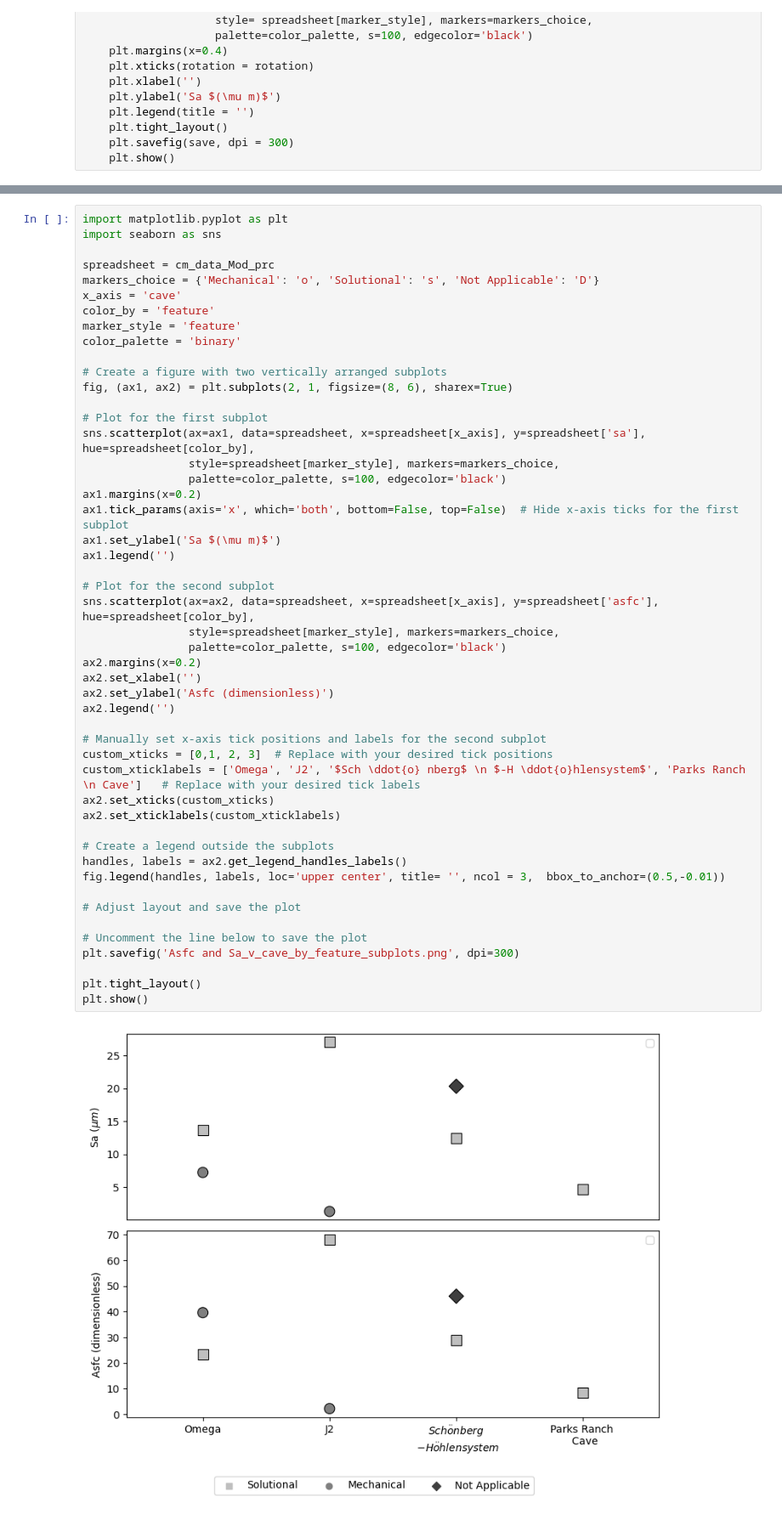
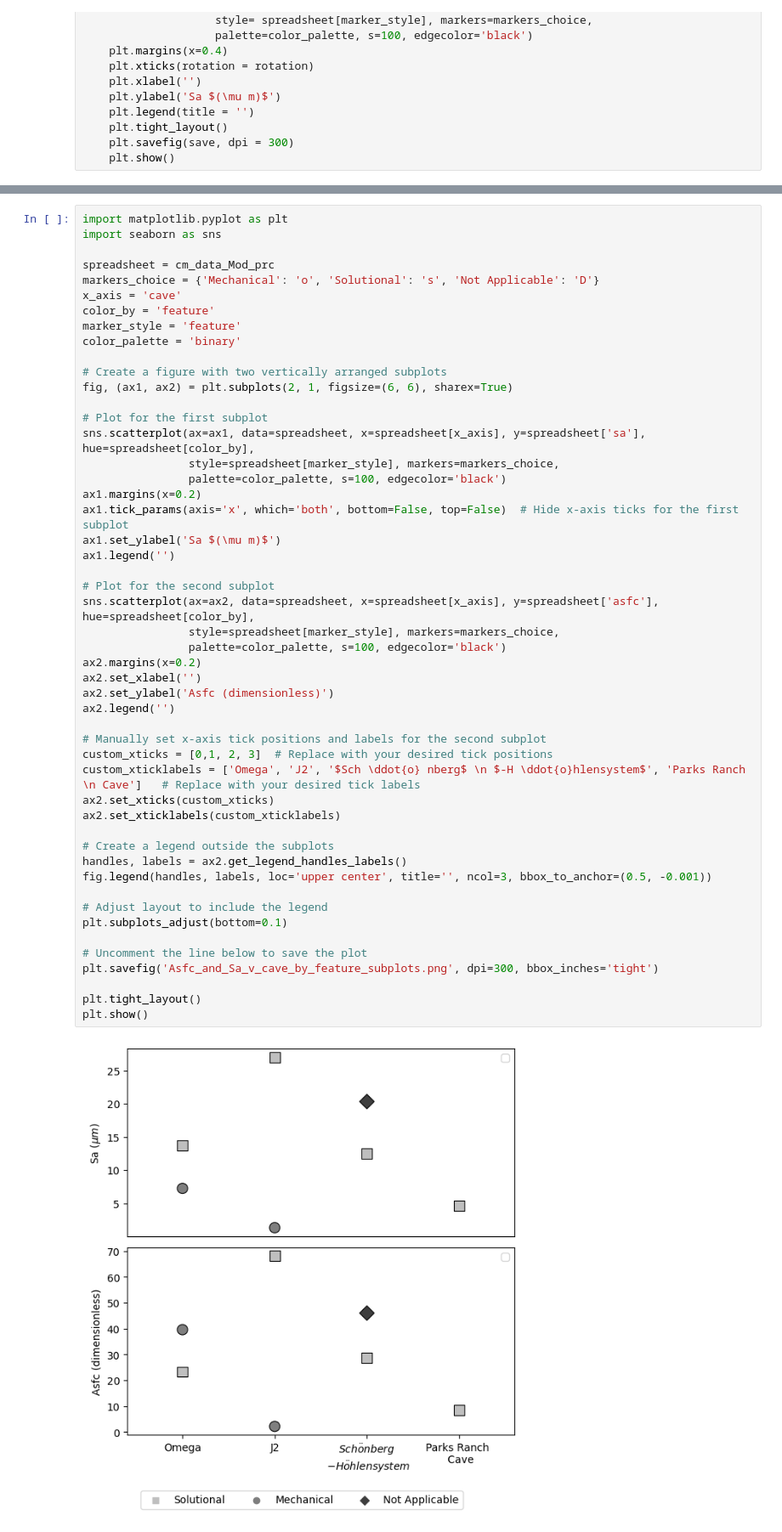
Before and after one commit to ethanoleson/Scallop_code, a Jupyter notebook: Roughness_figure/roughness2.ipynb, the cells around one changed output, grey strips where cells are left out. Shown at 85% size. Saved outputs shown, nothing was run; the diff lists cells and outputs as text.

```diff
--- a/Roughness_figure/roughness2.ipynb
+++ b/Roughness_figure/roughness2.ipynb
@@ -322,7 +322,7 @@ marker_style = 'feature'
 color_palette = 'binary'
 
 # Create a figure with two vertically arranged subplots
-fig, (ax1, ax2) = plt.subplots(2, 1, figsize=(8, 6), sharex=True)
+fig, (ax1, ax2) = plt.subplots(2, 1, figsize=(6, 6), sharex=True)
 
 # Plot for the first subplot
 sns.scatterplot(ax=ax1, data=spreadsheet, x=spreadsheet[x_axis], y=spreadsheet['sa'], hue=spreadsheet[color_by],
@@ -330,34 +330,35 @@ sns.scatterplot(ax=ax1, data=spreadsheet, x=spreadsheet[x_axis], y=spreadsheet['
                 palette=color_palette, s=100, edgecolor='black')
 ax1.margins(x=0.2)
 ax1.tick_params(axis='x', which='both', bottom=False, top=False)  # Hide x-axis ticks for the first subplot
 ax1.set_ylabel('Sa $(\mu m)$')
 ax1.legend('')
 
 # Plot for the second subplot
 sns.scatterplot(ax=ax2, data=spreadsheet, x=spreadsheet[x_axis], y=spreadsheet['asfc'], hue=spreadsheet[color_by],
                 style=spreadsheet[marker_style], markers=markers_choice,
                 palette=color_palette, s=100, edgecolor='black')
 ax2.margins(x=0.2)
 ax2.set_xlabel('')
 ax2.set_ylabel('Asfc (dimensionless)')
 ax2.legend('')
 
 # Manually set x-axis tick positions and labels for the second subplot
 custom_xticks = [0,1, 2, 3]  # Replace with your desired tick positions
 custom_xticklabels = ['Omega', 'J2', '$Sch \ddot{o} nberg$ \n $-H \ddot{o}hlensystem$', 'Parks Ranch \n Cave']   # Replace with your desired tick labels
 ax2.set_xticks(custom_xticks)
 ax2.set_xticklabels(custom_xticklabels)
 
 # Create a legend outside the subplots
 handles, labels = ax2.get_legend_handles_labels()
-fig.legend(handles, labels, loc='upper center', title= '', ncol = 3,  bbox_to_anchor=(0.5,-0.01))
+fig.legend(handles, labels, loc='upper center', title='', ncol=3, bbox_to_anchor=(0.5, -0.001))
 
-# Adjust layout and save the plot
+# Adjust layout to include the legend
+plt.subplots_adjust(bottom=0.1)
 
 # Uncomment the line below to save the plot
-plt.savefig('Asfc and Sa_v_cave_by_feature_subplots.png', dpi=300)
+plt.savefig('Asfc_and_Sa_v_cave_by_feature_subplots.png', dpi=300, bbox_inches='tight')
 
 plt.tight_layout()
 plt.show()
 # %% [output]
-[figure, old version]
+[figure, new version]
```
